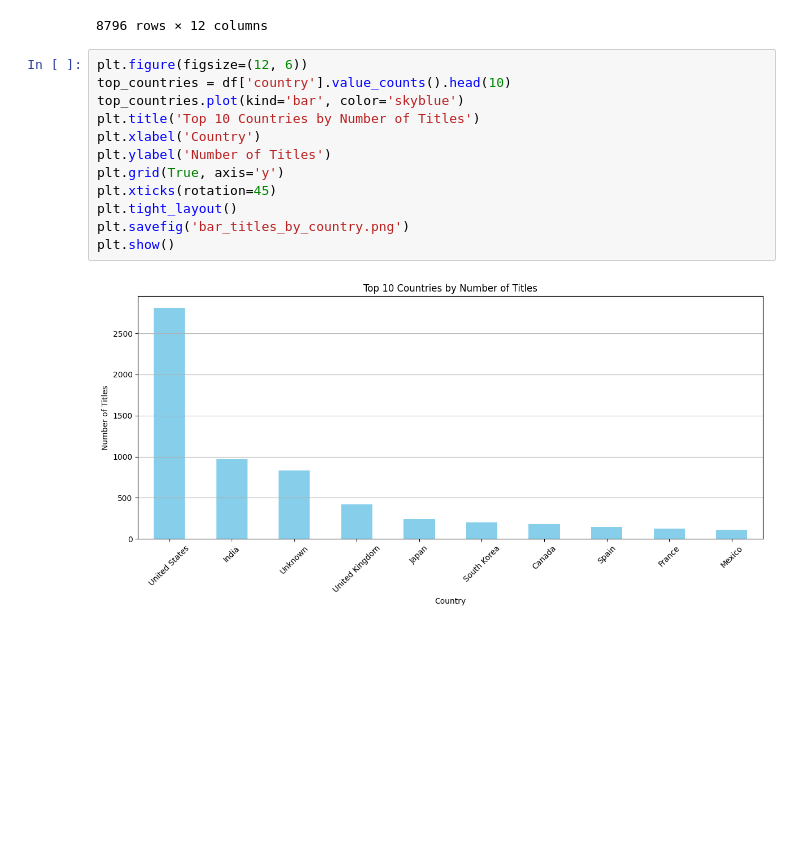
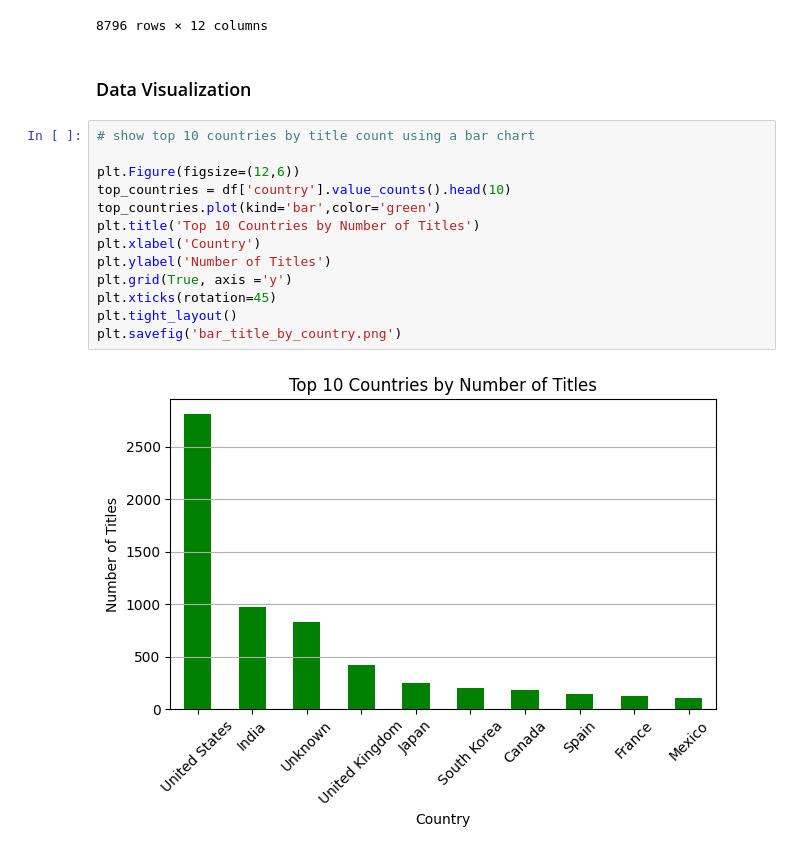
Before and after one commit to HarshChaturvedi19/netflix-data-analysis, a Jupyter notebook: netflix_data_analysis.ipynb, the cells around one changed output. Cells and saved outputs as stored; diff of their text form; blank space fills up the shorter version.

Commit message:
data visualization

```diff
--- a/netflix_data_analysis.ipynb
+++ b/netflix_data_analysis.ipynb
@@ -546,17 +546,20 @@ df
 | s8806 | Movie | zoom | Peter Hewitt | Tim Allen, Courteney Cox, Chevy C... | United States | 2020-01-11 | 2006 | PG | 88 min | Children & Family Movies, Comedies | ... |
 | s8807 | Movie | zubaan | Mozez Singh | Vicky Kaushal, Sarah-Jane Dias, R... | India | 2019-03-02 | 2015 | TV-14 | 111 min | Dramas, International Movies, Mus... | ... |
 8796 rows × 12 columns
+# %% [markdown]
+### Data Visualization
 # %%
-plt.figure(figsize=(12, 6))
+# show top 10 countries by title count using a bar chart
+
+plt.Figure(figsize=(12,6))
 top_countries = df['country'].value_counts().head(10)
-top_countries.plot(kind='bar', color='skyblue')
+top_countries.plot(kind='bar',color='green')
 plt.title('Top 10 Countries by Number of Titles')
 plt.xlabel('Country')
 plt.ylabel('Number of Titles')
-plt.grid(True, axis='y')
+plt.grid(True, axis ='y')
 plt.xticks(rotation=45)
 plt.tight_layout()
-plt.savefig('bar_titles_by_country.png')
-plt.show()
+plt.savefig('bar_title_by_country.png')
 # %% [output]
-[figure, old version]
+[figure, new version]
```
Also changed, not shown: parts of 4 cells of this notebook, 3 other files.
